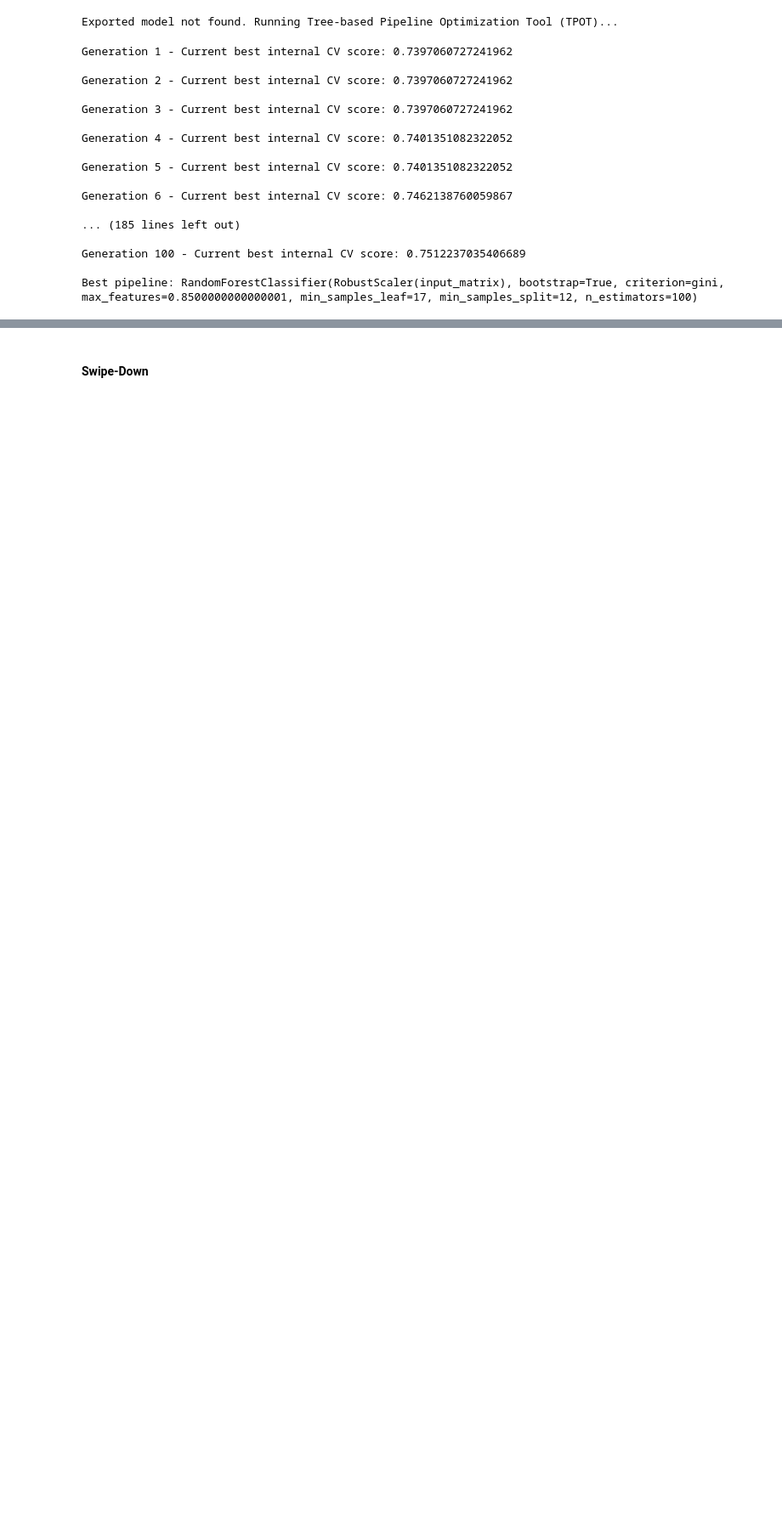
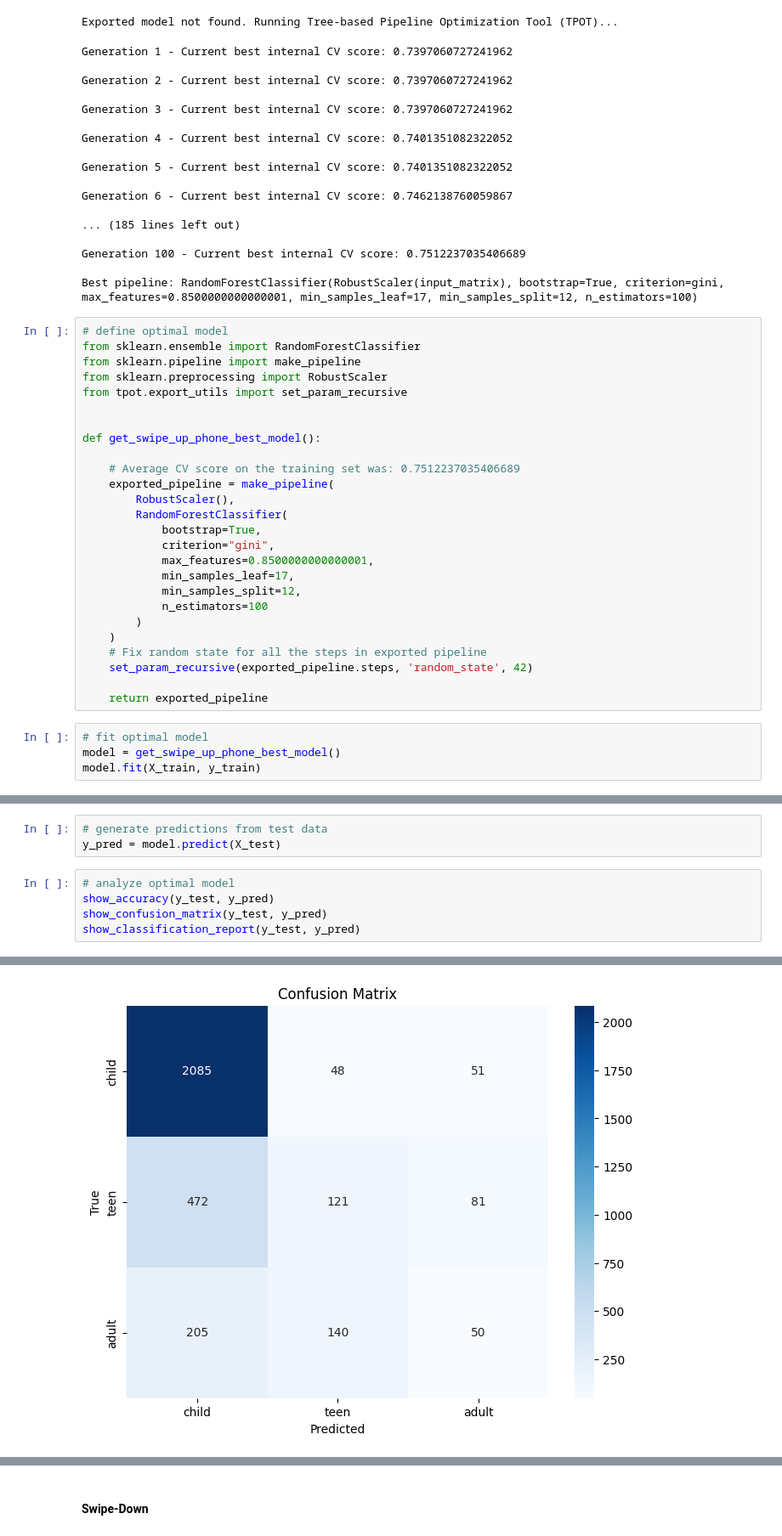
Before and after one commit to tbirms/ChildSafetyProject, a Jupyter notebook: Notebooks/age-group-classification-parallel-fusion.ipynb, the cells around one changed output, grey strips where cells are left out. Shown at 85% size. Drawn from its saved outputs; the diff is of its cells as text; blank space fills up the shorter version.

Commit message:
generated classification reports for all swipe models

```diff
--- a/Notebooks/age-group-classification-parallel-fusion.ipynb
+++ b/Notebooks/age-group-classification-parallel-fusion.ipynb
@@ -3510,3 +3510,33 @@ Generation 6 - Current best internal CV score: 0.7462138760059867
 Generation 100 - Current best internal CV score: 0.7512237035406689
 
 Best pipeline: RandomForestClassifier(RobustScaler(input_matrix), bootstrap=True, criterion=gini, max_features=0.8500000000000001, min_samples_leaf=17, min_samples_split=12, n_estimators=100)
+# %%
+# define optimal model
+from sklearn.ensemble import RandomForestClassifier
+from sklearn.pipeline import make_pipeline
+from sklearn.preprocessing import RobustScaler
+from tpot.export_utils import set_param_recursive
+
+
+def get_swipe_up_phone_best_model():
+
+    # Average CV score on the training set was: 0.7512237035406689
+    exported_pipeline = make_pipeline(
+        RobustScaler(),
+        RandomForestClassifier(
+            bootstrap=True,
+            criterion="gini",
+            max_features=0.8500000000000001,
+            min_samples_leaf=17,
+            min_samples_split=12,
+            n_estimators=100
+        )
+    )
+    # Fix random state for all the steps in exported pipeline
+    set_param_recursive(exported_pipeline.steps, 'random_state', 42)
+
+    return exported_pipeline
+# %%
+# fit optimal model
+model = get_swipe_up_phone_best_model()
+model.fit(X_train, y_train)
@@ -3512,0 +3550,9 @@ Best pipeline: RandomForestClassifier(RobustScaler(input_matrix), bootstrap=True
+# %%
+# generate predictions from test data
+y_pred = model.predict(X_test)
+# %%
+# analyze optimal model
+show_accuracy(y_test, y_pred)
+show_confusion_matrix(y_test, y_pred)
+show_classification_report(y_test, y_pred)
+# %% [output]
@@ -3512,0 +3560 @@ Best pipeline: RandomForestClassifier(RobustScaler(input_matrix), bootstrap=True
+[figure, added]
```
Also changed, not shown: parts of 30 cells of this notebook.
